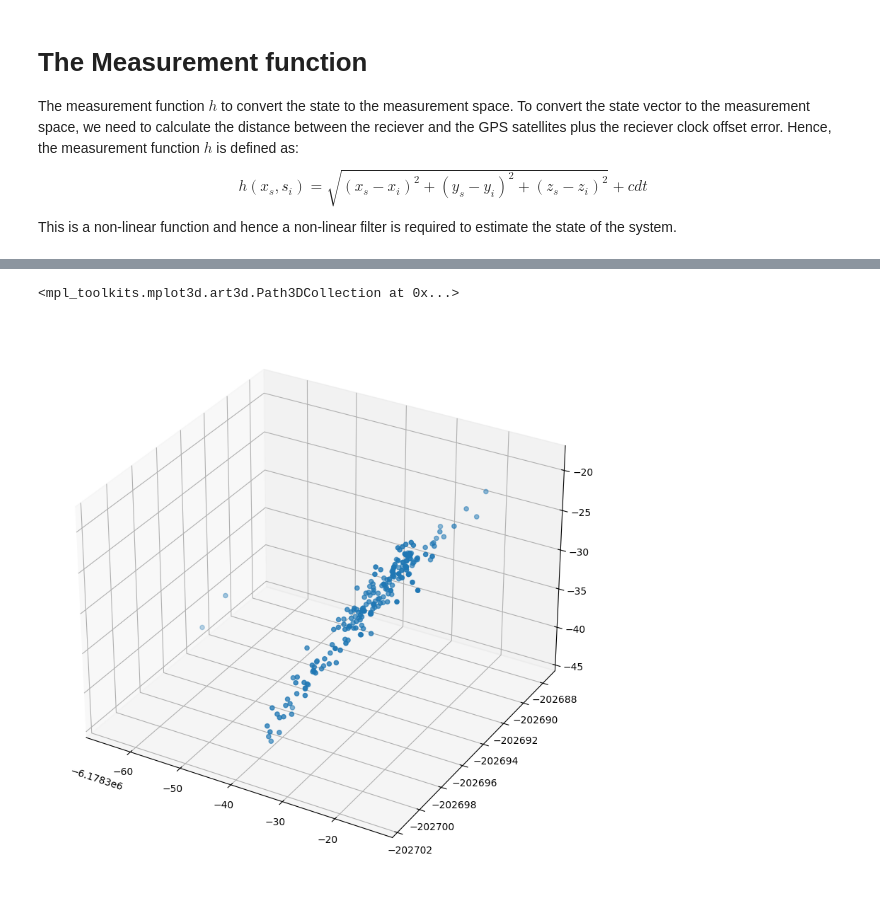
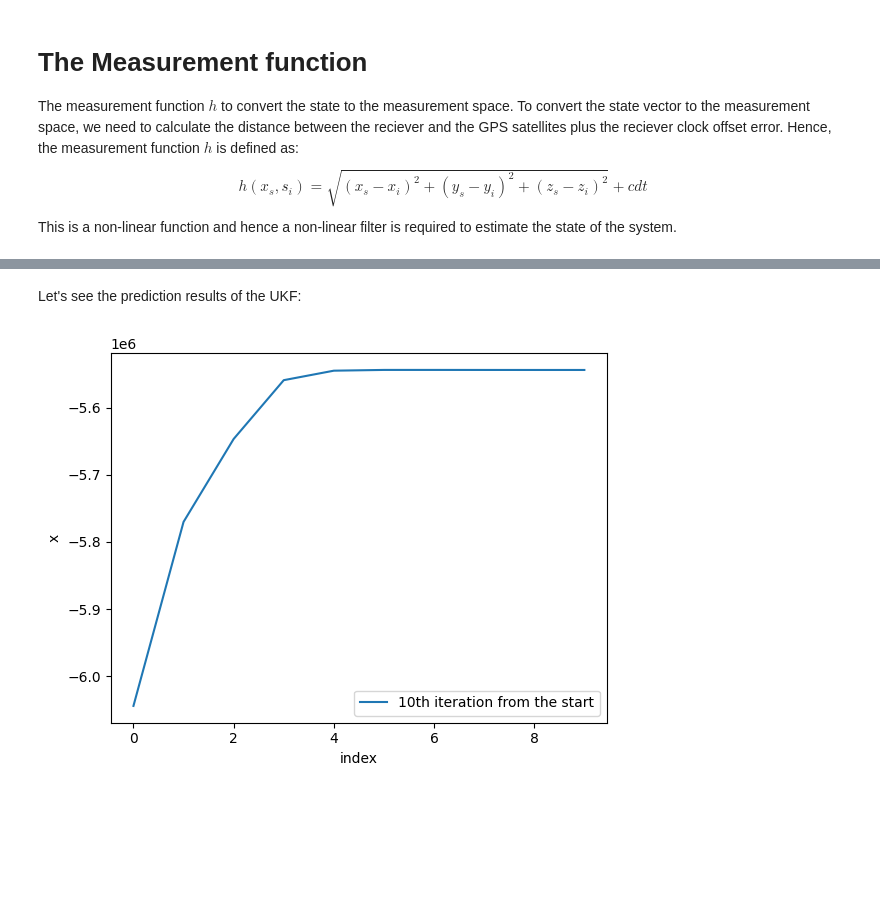
Before and after one commit to NISCHALPI/Navigator, a Jupyter notebook: docs/intro/unscented_kalman_filter_gps.ipynb, the cells around one changed output, grey strips where cells are left out. Saved outputs shown, nothing was run; the diff lists cells and outputs as text; code cells hidden in the pictures; blank space fills up the shorter version.

```diff
--- a/docs/intro/unscented_kalman_filter_gps.ipynb
+++ b/docs/intro/unscented_kalman_filter_gps.ipynb
@@ -163,3 +236,4 @@ import pandas as pd
 preds = np.array(saver["x"])
 
 data = pd.DataFrame(preds, columns=["x", "x_vel", "y", "y_vel", "z", "z_vel", "dt", "dt_vel"])
+data.reset_index(inplace=True)
@@ -168,11 +240,8 @@ sample_data = data[300:500]
-# %%
-import matplotlib.pyplot as plt
-
-fig = plt.figure(figsize=(10,10))
-
-ax = fig.add_subplot(111, projection='3d')
-
-ax.scatter(sample_data["x"], sample_data["y"], sample_data["z"], label="Estimated trajectory")
-# %% [output]
-<mpl_toolkits.mplot3d.art3d.Path3DCollection at 0x...>
-[figure, removed]
+# %% [markdown]
+Let's see the prediction results of the UKF:
+# %%
+import seaborn as sns
+
+ax = sns.lineplot(data=data[:10], x="index", y="x", label="10th iteration from the start")
+# %% [output]
+[figure, added]
```
Also changed, not shown: parts of 14 cells of this notebook, 16 other files.
